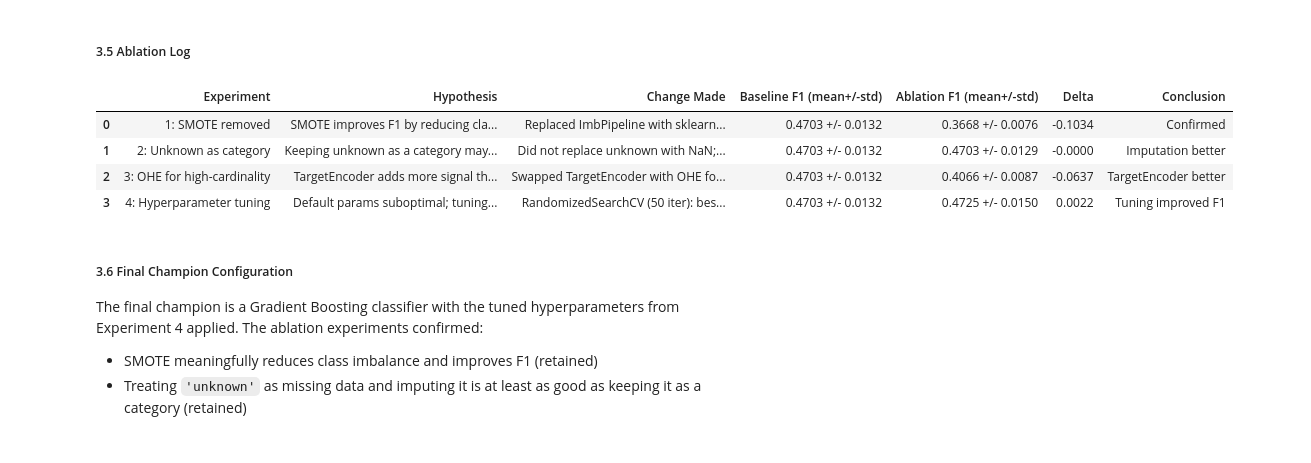
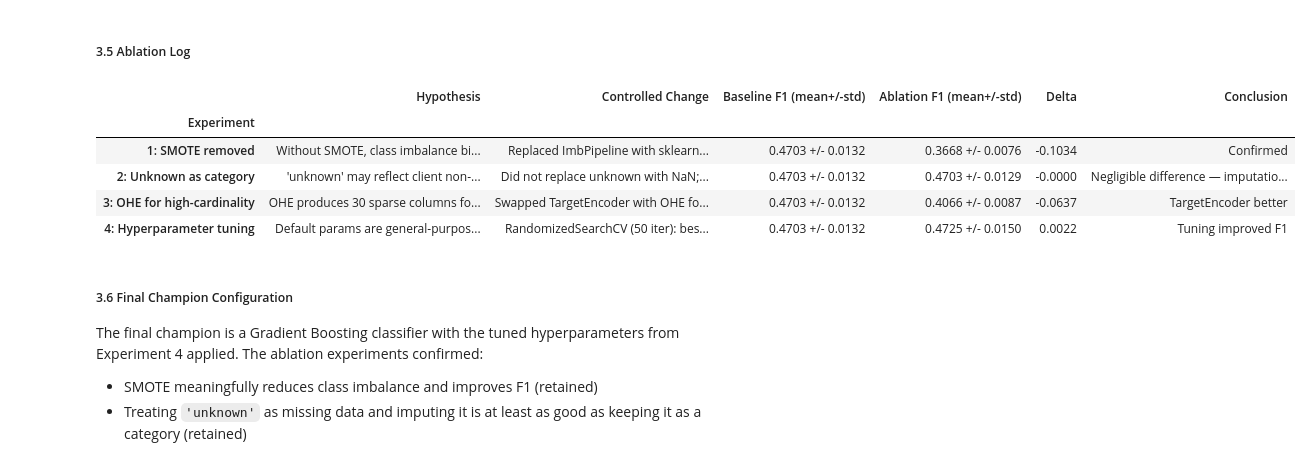
Before and after one commit to jhq-digital/group_25_labp2_stage2, a Jupyter notebook: stage2.ipynb, the cells around one changed output. Cells and saved outputs as stored; diff of their text form; code cells hidden in the pictures.

```diff
--- a/stage2.ipynb
+++ b/stage2.ipynb
@@ -686,53 +687,54 @@ Pipeline(steps=[('preprocessor',
 # %%
 def fmt(mean, std):
     return f'{mean:.4f} +/- {std:.4f}'
 
 ablation_log = pd.DataFrame([
     {
-        'Experiment':            '1: SMOTE removed',
-        'Hypothesis':            'SMOTE improves F1 by reducing class imbalance; removing it lowers recall',
-        'Change Made':           'Replaced ImbPipeline with sklearn Pipeline (no SMOTE step)',
+        'Experiment':               '1: SMOTE removed',
+        'Hypothesis':               'Without SMOTE, class imbalance biases the model toward "no", collapsing recall and F1 on the positive class',
+        'Controlled Change':        'Replaced ImbPipeline with sklearn Pipeline (no SMOTE step)',
         'Baseline F1 (mean+/-std)': fmt(baseline_f1_mean, baseline_f1_std),
         'Ablation F1 (mean+/-std)': fmt(exp1_f1_mean, exp1_f1_std),
-        'Delta':                 round(exp1_f1_mean - baseline_f1_mean, 4),
-        'Conclusion':            'Confirmed' if exp1_f1_mean < baseline_f1_mean else 'Not confirmed',
+        'Delta':                    round(exp1_f1_mean - baseline_f1_mean, 4),
+        'Conclusion':               'Confirmed' if exp1_f1_mean < baseline_f1_mean else 'Not confirmed',
     },
     {
-        'Experiment':            '2: Unknown as category',
-        'Hypothesis':            'Keeping unknown as a category may preserve signal not captured by imputation',
-        'Change Made':           'Did not replace unknown with NaN; OHE sees unknown as a valid category',
+        'Experiment':               '2: Unknown as category',
+        'Hypothesis':               "'unknown' may reflect client non-disclosure rather than missing data — keeping it as a category could preserve that signal",
+        'Controlled Change':        'Did not replace unknown with NaN; OHE sees unknown as a valid category',
         'Baseline F1 (mean+/-std)': fmt(baseline_f1_mean, baseline_f1_std),
         'Ablation F1 (mean+/-std)': fmt(exp2_f1_mean, exp2_f1_std),
-        'Delta':                 round(exp2_f1_mean - baseline_f1_mean, 4),
-        'Conclusion':            'Imputation better' if exp2_f1_mean < baseline_f1_mean else 'Category better',
+        'Delta':                    round(exp2_f1_mean - baseline_f1_mean, 4),
+        'Conclusion':               'Negligible difference — imputation retained' if abs(exp2_f1_mean - baseline_f1_mean) < 0.001 else ('Imputation better' if exp2_f1_mean < baseline_f1_mean else 'Category better'),
     },
     {
-        'Experiment':            '3: OHE for high-cardinality',
-        'Hypothesis':            'TargetEncoder adds more signal than OHE for job, education, month',
-        'Change Made':           'Swapped TargetEncoder with OHE for high-cardinality columns',
+        'Experiment':               '3: OHE for high-cardinality',
+        'Hypothesis':               'OHE produces 30 sparse columns for job/education/month; TargetEncoder gives one compact target-correlated value per column, easier for trees to learn from',
+        'Controlled Change':        'Swapped TargetEncoder with OHE for high-cardinality columns',
         'Baseline F1 (mean+/-std)': fmt(baseline_f1_mean, baseline_f1_std),
         'Ablation F1 (mean+/-std)': fmt(exp3_f1_mean, exp3_f1_std),
-        'Delta':                 round(exp3_f1_mean - baseline_f1_mean, 4),
-        'Conclusion':            'TargetEncoder better' if exp3_f1_mean < baseline_f1_mean else 'OHE competitive',
+        'Delta':                    round(exp3_f1_mean - baseline_f1_mean, 4),
+        'Conclusion':               'TargetEncoder better' if exp3_f1_mean < baseline_f1_mean else 'OHE competitive',
     },
     {
-        'Experiment':            '4: Hyperparameter tuning',
-        'Hypothesis':            'Default params suboptimal; tuning learning_rate, n_estimators, max_depth improves F1',
-        'Change Made':           f'RandomizedSearchCV (50 iter): best={best_params}',
+        'Experiment':               '4: Hyperparameter tuning',
+        'Hypothesis':               'Default params are general-purpose; tuning learning_rate, n_estimators, max_depth for this specific dataset should improve F1',
+        'Controlled Change':        f'RandomizedSearchCV (50 iter): best={best_params}',
         'Baseline F1 (mean+/-std)': fmt(baseline_f1_mean, baseline_f1_std),
         'Ablation F1 (mean+/-std)': fmt(exp4_f1_mean, exp4_f1_std),
-        'Delta':                 round(exp4_f1_mean - baseline_f1_mean, 4),
-        'Conclusion':            'Tuning improved F1' if exp4_f1_mean > baseline_f1_mean else 'Minimal gain',
+        'Delta':                    round(exp4_f1_mean - baseline_f1_mean, 4),
+        'Conclusion':               'Tuning improved F1' if exp4_f1_mean > baseline_f1_mean else 'Minimal gain',
     },
-])
+]).set_index('Experiment')
 
 display(ablation_log)
 # %% [output]
-|  | Experiment | Hypothesis | Change Made | Baseline F1 (mean+/-std) | Ablation F1 (mean+/-std) | Delta | Conclusion |
-| 0 | 1: SMOTE removed | SMOTE improves F1 by reducing cla... | Replaced ImbPipeline with sklearn... | 0.4703 +/- 0.0132 | 0.3668 +/- 0.0076 | -0.1034 | Confirmed |
-| 1 | 2: Unknown as category | Keeping unknown as a category may... | Did not replace unknown with NaN;... | 0.4703 +/- 0.0132 | 0.4703 +/- 0.0129 | -0.0000 | Imputation better |
-| 2 | 3: OHE for high-cardinality | TargetEncoder adds more signal th... | Swapped TargetEncoder with OHE fo... | 0.4703 +/- 0.0132 | 0.4066 +/- 0.0087 | -0.0637 | TargetEncoder better |
-| 3 | 4: Hyperparameter tuning | Default params suboptimal; tuning... | RandomizedSearchCV (50 iter): bes... | 0.4703 +/- 0.0132 | 0.4725 +/- 0.0150 | 0.0022 | Tuning improved F1 |
+|  | Hypothesis | Controlled Change | Baseline F1 (mean+/-std) | Ablation F1 (mean+/-std) | Delta | Conclusion |
+| Experiment |  |  |  |  |  |  |
+| 1: SMOTE removed | Without SMOTE, class imbalance bi... | Replaced ImbPipeline with sklearn... | 0.4703 +/- 0.0132 | 0.3668 +/- 0.0076 | -0.1034 | Confirmed |
+| 2: Unknown as category | 'unknown' may reflect client non-... | Did not replace unknown with NaN;... | 0.4703 +/- 0.0132 | 0.4703 +/- 0.0129 | -0.0000 | Negligible difference — imputatio... |
+| 3: OHE for high-cardinality | OHE produces 30 sparse columns fo... | Swapped TargetEncoder with OHE fo... | 0.4703 +/- 0.0132 | 0.4066 +/- 0.0087 | -0.0637 | TargetEncoder better |
+| 4: Hyperparameter tuning | Default params are general-purpos... | RandomizedSearchCV (50 iter): bes... | 0.4703 +/- 0.0132 | 0.4725 +/- 0.0150 | 0.0022 | Tuning improved F1 |
 # %% [markdown]
 ##### 3.6 Final Champion Configuration
 
```
Also changed, not shown: parts of 8 cells of this notebook.
